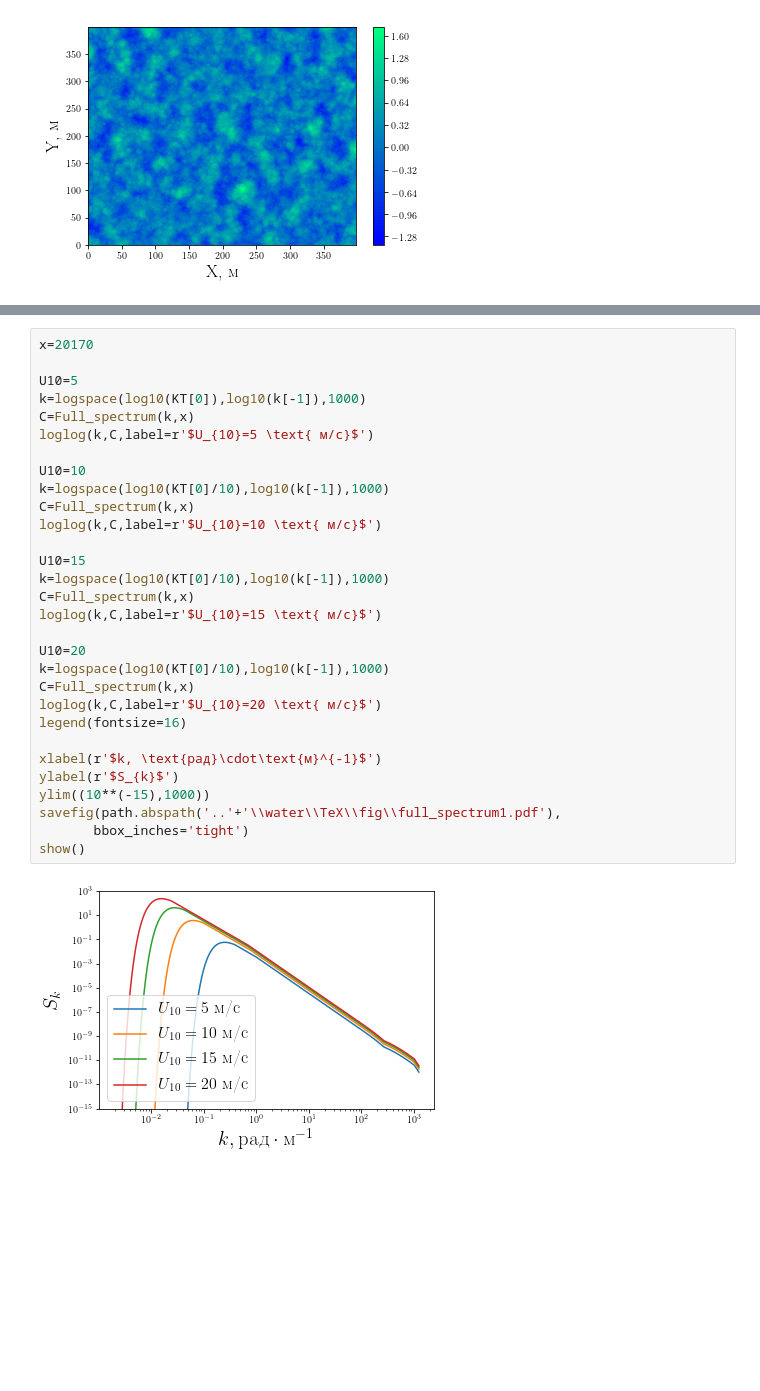
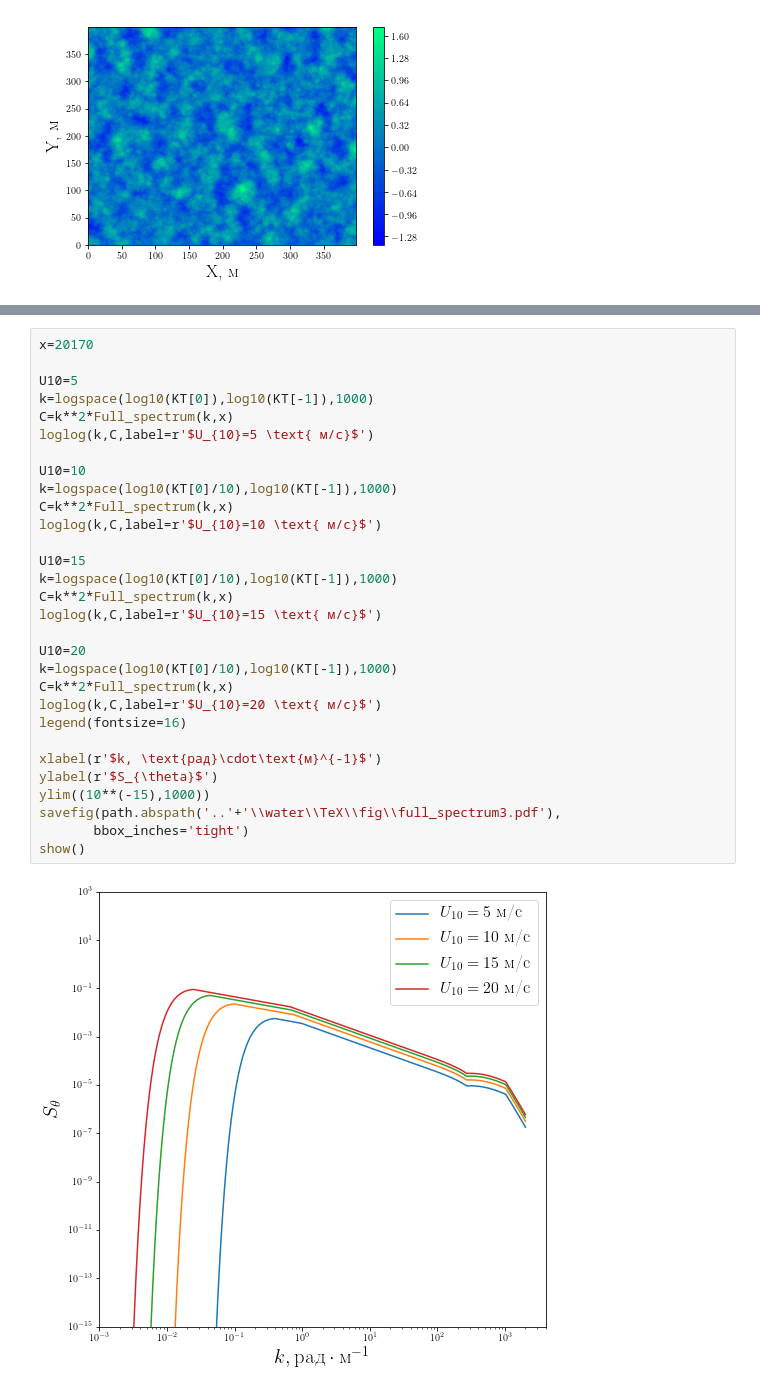
Before and after one commit to KirillPonur/water, a Jupyter notebook: k-model-v1-81-ssh.ipynb, the cells around one changed output, grey strips where cells are left out. Cells and saved outputs as stored; diff of their text form; blank space fills up the shorter version.

```diff
--- a/k-model-v1-81-ssh.ipynb
+++ b/k-model-v1-81-ssh.ipynb
@@ -523,35 +523,35 @@ show()
 # %%
 x=20170
 
 U10=5
-k=logspace(log10(KT[0]),log10(k[-1]),1000)
-C=Full_spectrum(k,x)
+k=logspace(log10(KT[0]),log10(KT[-1]),1000)
+C=k**2*Full_spectrum(k,x)
 loglog(k,C,label=r'$U_{10}=5 \text{ м/с}$')
 
 U10=10
-k=logspace(log10(KT[0]/10),log10(k[-1]),1000)
-C=Full_spectrum(k,x)
+k=logspace(log10(KT[0]/10),log10(KT[-1]),1000)
+C=k**2*Full_spectrum(k,x)
 loglog(k,C,label=r'$U_{10}=10 \text{ м/с}$')
 
 U10=15
-k=logspace(log10(KT[0]/10),log10(k[-1]),1000)
-C=Full_spectrum(k,x)
+k=logspace(log10(KT[0]/10),log10(KT[-1]),1000)
+C=k**2*Full_spectrum(k,x)
 loglog(k,C,label=r'$U_{10}=15 \text{ м/с}$')
 
 U10=20
-k=logspace(log10(KT[0]/10),log10(k[-1]),1000)
-C=Full_spectrum(k,x)
+k=logspace(log10(KT[0]/10),log10(KT[-1]),1000)
+C=k**2*Full_spectrum(k,x)
 loglog(k,C,label=r'$U_{10}=20 \text{ м/с}$')
 legend(fontsize=16)
 
 xlabel(r'$k, \text{рад}\cdot\text{м}^{-1}$')
-ylabel(r'$S_{k}$')
+ylabel(r'$S_{\theta}$')
 ylim((10**(-15),1000))
-savefig(path.abspath('..'+'\\water\\TeX\\fig\\full_spectrum1.pdf'),
+savefig(path.abspath('..'+'\\water\\TeX\\fig\\full_spectrum3.pdf'),
        bbox_inches='tight')
 show()
 # %% [output]
-[figure, old version]
+[figure, new version]
 # %%
 xx=arange(1430,20000,4000)
 U10=10
```
Also changed, not shown: parts of 6 cells of this notebook, 20 other files.
